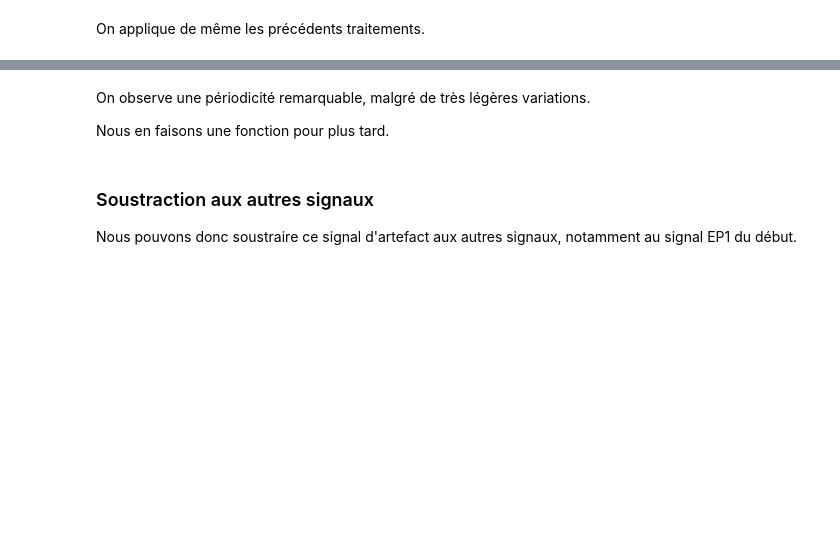
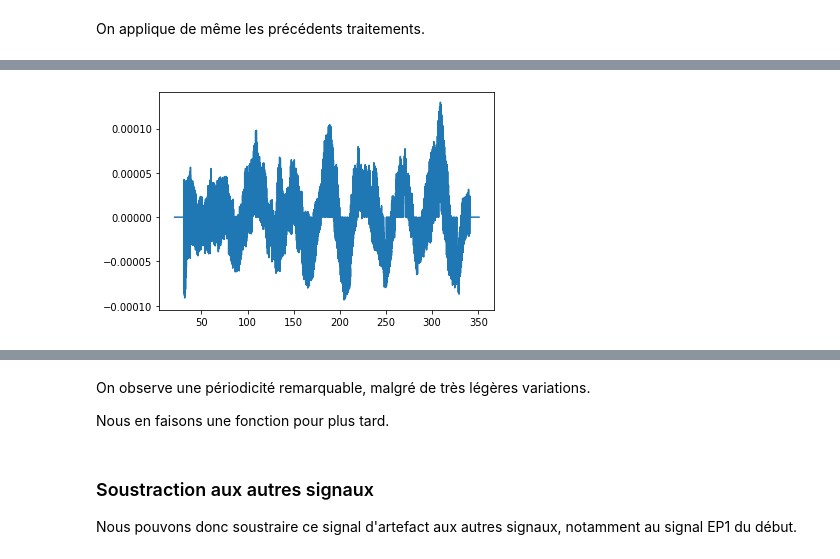
Before and after one commit to MaximeCaute/TraitementSignauxEEG, a Jupyter notebook: Notebooks/PreTraitementDonnees.ipynb, the cells around one changed output, grey strips where cells are left out. Drawn from its saved outputs; the diff is of its cells as text; code cells hidden in the pictures; blank space fills up the shorter version.

```diff
--- a/Notebooks/PreTraitementDonnees.ipynb
+++ b/Notebooks/PreTraitementDonnees.ipynb
@@ -663,0 +679,14 @@ Arbitrairement, nous allons simplifier en ajustant, par troncature ou complétio
+# %%
+frequency = undersampled_eeg_frequency
+markers = real_index_markers
+#markers = index_markers
+
+mean_RR_size = int(np.mean([(markers[i+1]-markers[i]) for i in range(len(markers)-1)]))
+mean_RR_time = mean_RR_size / frequency
+half_RR = mean_RR_size//2
+print("Mean RR time:",mean_RR_time)
+print("Mean RR size:",mean_RR_size)
+print("Half RR size:",half_RR)
+
+print(np.mean([[1,1,1],[2,2,2]], axis = 0))
+print(np.amax([[1,1,1],[2,2,2]], axis = 1))
@@ -663,0 +699,77 @@ Arbitrairement, nous allons simplifier en ajustant, par troncature ou complétio
+# %%
+full_signal = low_passed_eeg_signal
+
+comparison_max_length = 10*frequency #s * Hz
+#print(comparison_max_length)
+
+averaged_signal = np.zeros((len(full_signal,)))
+
+RR_intervals = [(marker-half_RR, marker+half_RR)
+                            for marker in markers if marker-half_RR >= 0]
+#print(RR_intervals)
+
+relevant_intervals = [interval for interval in RR_intervals
+                            if interval[0] > comparison_max_length] #RR_intervals[0][0] +
+
+#print(relevant_intervals)
+
+
+for (i,j) in relevant_intervals:
+    print(i,j, max(full_signal[i:j]))
+
+
+#print(len(relevant_intervals))
+#print(np.array([np.amax([full_signal[i:j] for (i,j) in relevant_intervals], axis =1)]).shape)
+#print(np.array([np.amax([full_signal[i:j] for (i,j) in relevant_intervals], axis =1)]))
+#print("Average peak height", np.mean([np.amax([full_signal[i:j] for (i,j) in relevant_intervals], axis = 1)]))
+#print("Lowest peak height", np.amin([np.amax([full_signal[i:j] for (i,j) in relevant_intervals], axis = 1)], axis = 0),
+#      "at index", np.argmin([np.amax([full_signal[i:j] for (i,j) in averaging_intervals], axis = 1)],axis = 0) )
+
+for (start_index,end_index) in relevant_intervals:
+    #print(start_index,end_index)
+    #print("Real max", max(full_signal[start_index:end_index]),"Averaged max",max(average_interval))
+    averaging_intervals = [interval for interval in RR_intervals
+                                    #the end of the interval is above the 10s preceding the interest interval's start.
+                                    if interval[-1] > start_index - comparison_max_length
+                                    #the end of the interval is before the interest interval's one.
+                                    and interval[-1] <= end_index]
+    average_interval = np.mean([full_signal[i:j] for (i,j) in averaging_intervals], axis=0)
+    #print(averaging_intervals)
+    #print(np.array([full_signal[i:j] for (i,j) in averaging_intervals]).shape)
+    #print(average_interval.shape)
+
+    averaged_signal[start_index:end_index] = average_interval
+
+averaged_pa_signal = averaged_signal
+print("Averaged average peak height", np.mean([np.amax([averaged_pa_signal[i:j] for (i,j) in averaging_intervals], axis = 1)]))
+
+print("Signal d'artefact de pouls complet :")
+plt.plot(undersampled_eeg_time, averaged_pa_signal)
+plt.show()
+
+s = 4437
+size = 168
+print("Zoom on a detected peak time :")
+plt.plot(undersampled_eeg_time[s:s+size], full_signal[s:s+size])
+plt.show()
+
+s=6000
+size = 500
+print("Zoom :")
+plt.plot(undersampled_eeg_time[s:s+size], averaged_pa_signal[s:s+size])
+plt.axvline(real_time_markers[63], color = "red")
+plt.axvline(real_time_markers[64], color = "red")
+plt.axvline(real_time_markers[65], color = "red")
+plt.show()
+
+s=8000
+size = 500
+print("Zoom :")
+plt.plot(undersampled_eeg_time[s:s+size], averaged_pa_signal[s:s+size])
+plt.show()
+s=10000
+size = 1500
+print("Zoom :")
+plt.plot(undersampled_eeg_time[s:s+size], averaged_pa_signal[s:s+size])
+plt.show()
+# %% [output]
@@ -663,0 +793 @@ Arbitrairement, nous allons simplifier en ajustant, par troncature ou complétio
+[figure, added]
```
Also changed, not shown: parts of 14 cells of this notebook, 2 other files.
